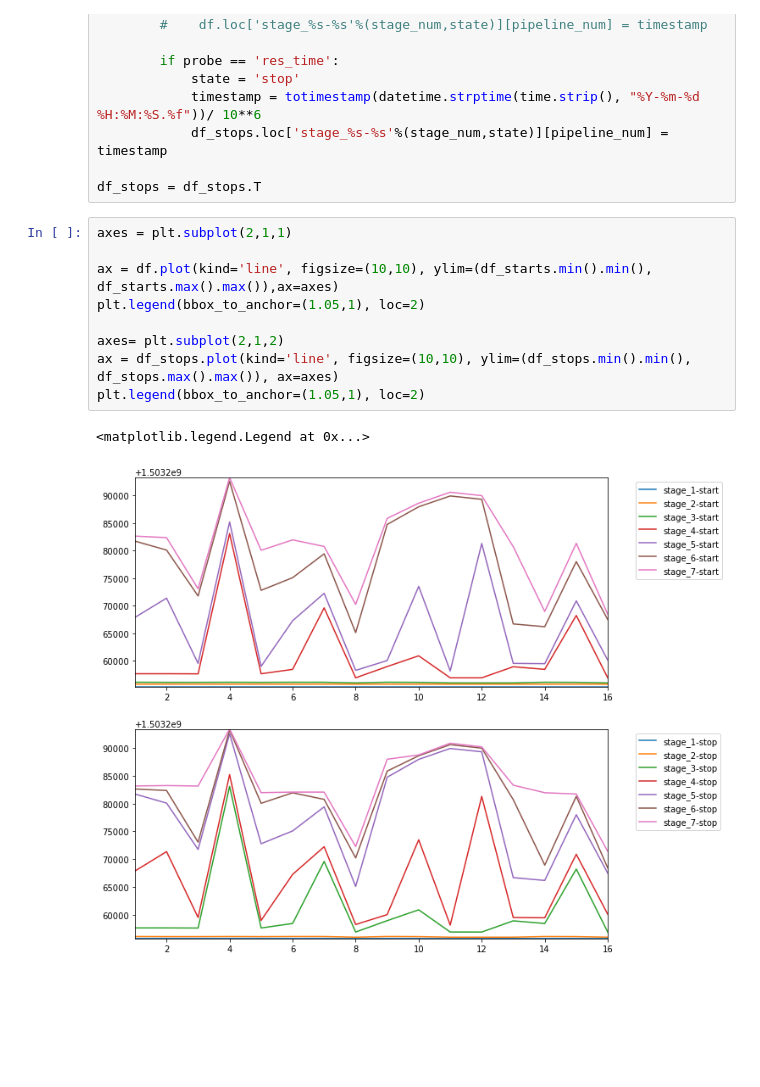
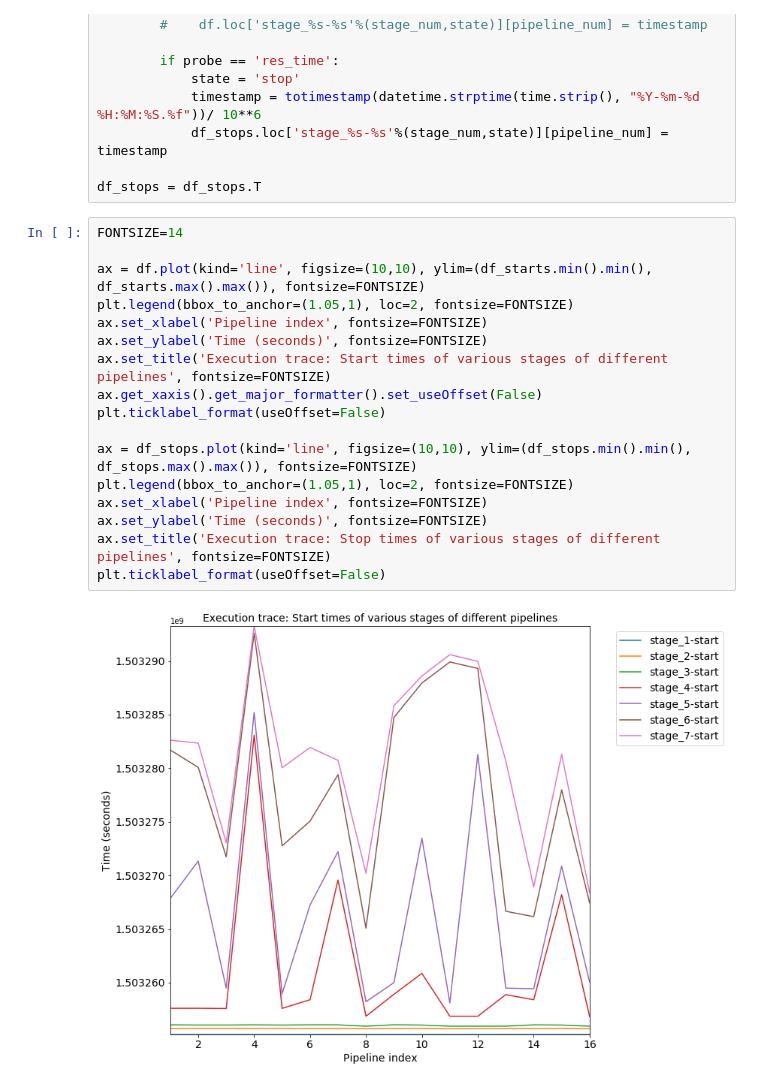
Before and after one commit to radical-experiments/htbac-experiments, a Jupyter notebook: weak_scaling_namd_entk4/concurrency_runme.ipynb, the cells around one changed output. Saved outputs shown, nothing was run; the diff lists cells and outputs as text; blank space fills up the shorter version.

Commit message:
making plot neater

```diff
--- a/weak_scaling_namd_entk4/concurrency_runme.ipynb
+++ b/weak_scaling_namd_entk4/concurrency_runme.ipynb
@@ -75,14 +75,21 @@ for f in files:
 
 df_stops = df_stops.T
 # %%
-axes = plt.subplot(2,1,1)
+FONTSIZE=14
 
-ax = df.plot(kind='line', figsize=(10,10), ylim=(df_starts.min().min(), df_starts.max().max()),ax=axes)
-plt.legend(bbox_to_anchor=(1.05,1), loc=2)
+ax = df.plot(kind='line', figsize=(10,10), ylim=(df_starts.min().min(), df_starts.max().max()), fontsize=FONTSIZE)
+plt.legend(bbox_to_anchor=(1.05,1), loc=2, fontsize=FONTSIZE)
+ax.set_xlabel('Pipeline index', fontsize=FONTSIZE)
+ax.set_ylabel('Time (seconds)', fontsize=FONTSIZE)
+ax.set_title('Execution trace: Start times of various stages of different pipelines', fontsize=FONTSIZE)
+ax.get_xaxis().get_major_formatter().set_useOffset(False)
+plt.ticklabel_format(useOffset=False)
 
-axes= plt.subplot(2,1,2)
-ax = df_stops.plot(kind='line', figsize=(10,10), ylim=(df_stops.min().min(), df_stops.max().max()), ax=axes)
-plt.legend(bbox_to_anchor=(1.05,1), loc=2)
+ax = df_stops.plot(kind='line', figsize=(10,10), ylim=(df_stops.min().min(), df_stops.max().max()), fontsize=FONTSIZE)
+plt.legend(bbox_to_anchor=(1.05,1), loc=2, fontsize=FONTSIZE)
+ax.set_xlabel('Pipeline index', fontsize=FONTSIZE)
+ax.set_ylabel('Time (seconds)', fontsize=FONTSIZE)
+ax.set_title('Execution trace: Stop times of various stages of different pipelines', fontsize=FONTSIZE)
+plt.ticklabel_format(useOffset=False)
 # %% [output]
-<matplotlib.legend.Legend at 0x...>
-[figure, old version]
+[figure, new version]
```
Also changed, not shown: parts of 1 cell of this notebook.
